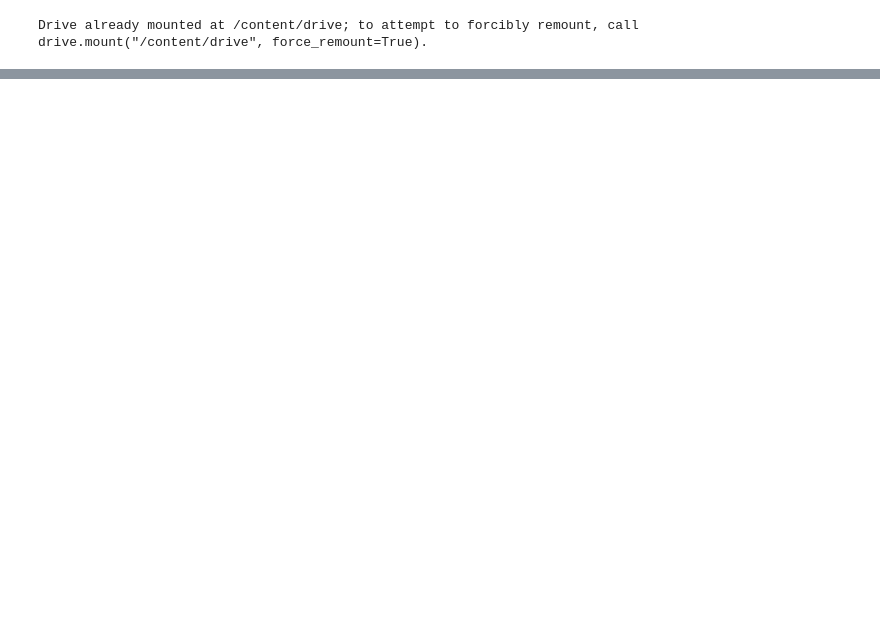
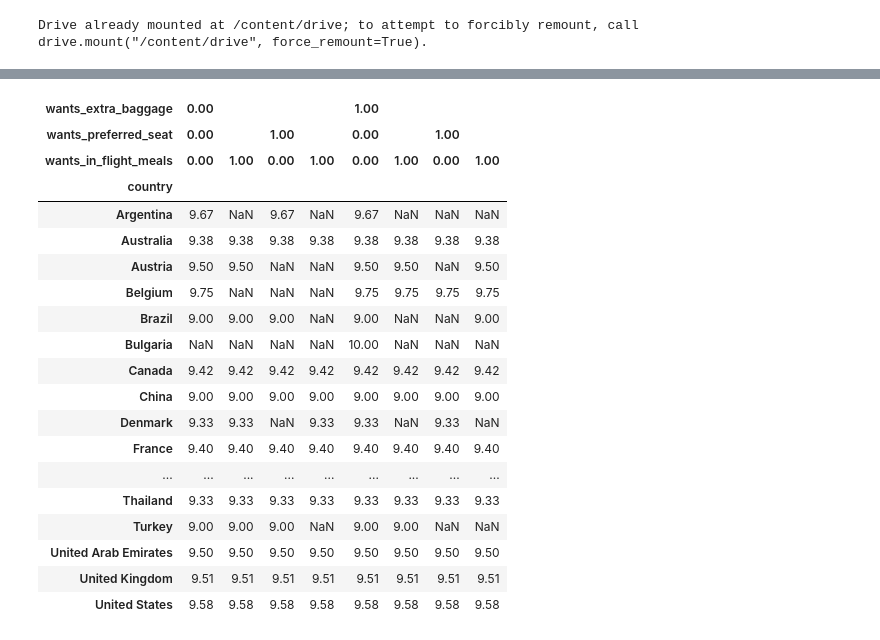
Before and after one commit to BeltranMal/tp1_orga_de_datos, a Jupyter notebook: TP1_Orga_de_datos..ipynb, the cells around one changed output, grey strips where cells are left out. Cells and saved outputs as stored; diff of their text form; code cells hidden in the pictures; blank space fills up the shorter version.

Commit message:
Filtrado de datos

```diff
--- a/TP1_Orga_de_datos.ipynb
+++ b/TP1_Orga_de_datos..ipynb
@@ -41,3 +24,3 @@ costumer_data
 # %%
-preferencias = costumer_data.iloc[:,9:12]
-preferencias
+preferencias = costumer_data.iloc[:,8:12]
+preferencias = preferencias.rename(columns={"booking_origin": "country"})
@@ -109,0 +27,15 @@ ValueError: Unable to parse string "None" at position 3048
+# %%
+
+def corregir_rates(serie):
+  if(serie == "None"):
+    return -1
+  elif(serie == "\n\t\t\t\t\t\t\t\t\t\t\t\t\t5"):
+    return 5
+  else:
+    return serie
+
+airline_data["rates"] = airline_data["rates"].map(corregir_rates)
+airline_data.rates = airline_data.rates.astype(np.int8)
+# %%
+datos_filtrados = airline_data.iloc[:,[2,4]]
+datos_filtrados
@@ -109,0 +56,6 @@ ValueError: Unable to parse string "None" at position 3048
+# %%
+
+preferencias_paises = pd.merge(datos_filtrados,preferencias,how = "outer")
+promedios_altos =preferencias_paises[ preferencias_paises.rates > 8 ]#consideramos que 9 es un puntaje alto
+promedios_altos_filtrados = promedios_altos.dropna()
+promedios_altos_filtrados
@@ -109,0 +92,24 @@ ValueError: Unable to parse string "None" at position 3048
+# %%
+promedios_altos_filtrados = promedios_altos_filtrados.pivot_table(index="country",columns=["wants_extra_baggage","wants_preferred_seat","wants_in_flight_meals"],values="rates")
+promedios_altos_filtrados
+# %% [output]
+| wants_extra_baggage | 0.00 |  |  |  | 1.00 |  |  |  |
+| wants_preferred_seat | 0.00 |  | 1.00 |  | 0.00 |  | 1.00 |  |
+| wants_in_flight_meals | 0.00 | 1.00 | 0.00 | 1.00 | 0.00 | 1.00 | 0.00 | 1.00 |
+| country |  |  |  |  |  |  |  |  |
+| Argentina | 9.67 | NaN | 9.67 | NaN | 9.67 | NaN | NaN | NaN |
+| Australia | 9.38 | 9.38 | 9.38 | 9.38 | 9.38 | 9.38 | 9.38 | 9.38 |
+| Austria | 9.50 | 9.50 | NaN | NaN | 9.50 | 9.50 | NaN | 9.50 |
+| Belgium | 9.75 | NaN | NaN | NaN | 9.75 | 9.75 | 9.75 | 9.75 |
+| Brazil | 9.00 | 9.00 | 9.00 | NaN | 9.00 | NaN | NaN | 9.00 |
+| Bulgaria | NaN | NaN | NaN | NaN | 10.00 | NaN | NaN | NaN |
+| Canada | 9.42 | 9.42 | 9.42 | 9.42 | 9.42 | 9.42 | 9.42 | 9.42 |
+| China | 9.00 | 9.00 | 9.00 | 9.00 | 9.00 | 9.00 | 9.00 | 9.00 |
+| Denmark | 9.33 | 9.33 | NaN | 9.33 | 9.33 | NaN | 9.33 | NaN |
+| France | 9.40 | 9.40 | 9.40 | 9.40 | 9.40 | 9.40 | 9.40 | 9.40 |
+| ... | ... | ... | ... | ... | ... | ... | ... | ... |
+| Thailand | 9.33 | 9.33 | 9.33 | 9.33 | 9.33 | 9.33 | 9.33 | 9.33 |
+| Turkey | 9.00 | 9.00 | 9.00 | NaN | 9.00 | 9.00 | NaN | NaN |
+| United Arab Emirates | 9.50 | 9.50 | 9.50 | 9.50 | 9.50 | 9.50 | 9.50 | 9.50 |
+| United Kingdom | 9.51 | 9.51 | 9.51 | 9.51 | 9.51 | 9.51 | 9.51 | 9.51 |
+| United States | 9.58 | 9.58 | 9.58 | 9.58 | 9.58 | 9.58 | 9.58 | 9.58 |
```
Also changed, not shown: parts of 10 cells of this notebook, 1 other file.
